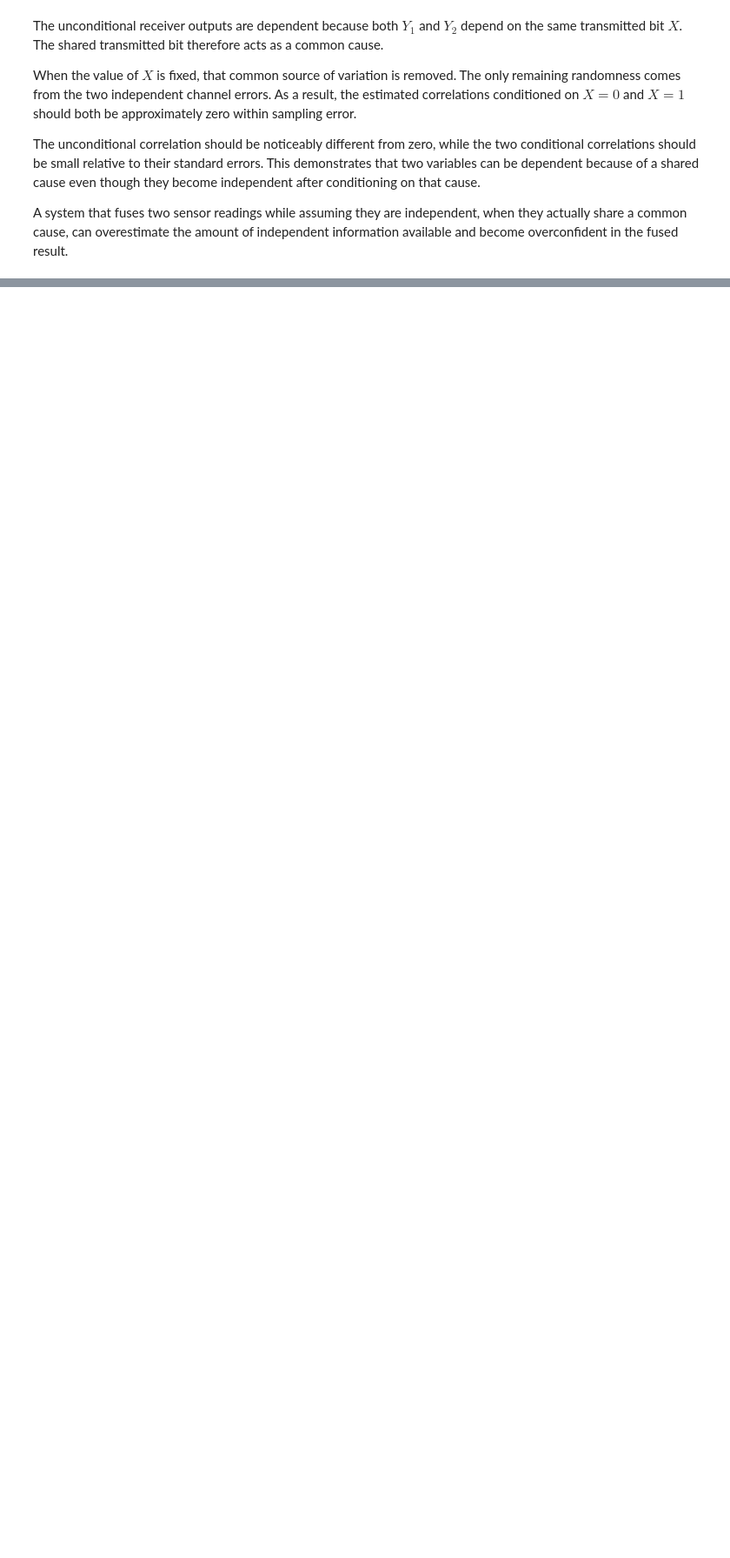
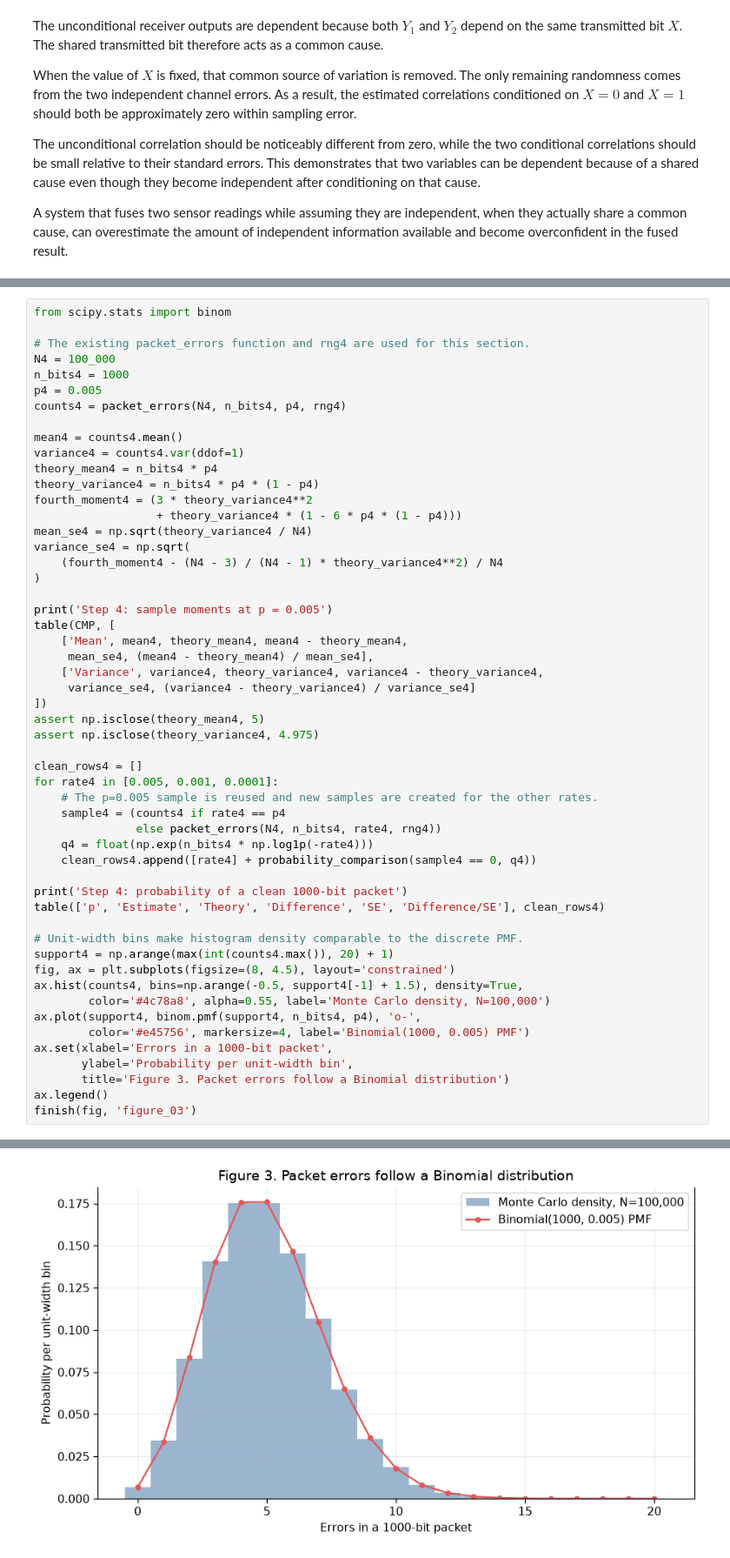
Before and after one commit to christiandi0r/ECE3715-Fall2026-Projects, a Jupyter notebook: mp1/mp1_v3.ipynb, the cells around one changed output, grey strips where cells are left out. Shown at 87% size. Drawn from its saved outputs; the diff is of its cells as text; blank space fills up the shorter version.

```diff
--- a/mp1/mp1_v2.ipynb
+++ b/mp1/mp1_v3.ipynb
@@ -511,0 +561,54 @@ A system that fuses two sensor readings while assuming they are independent, whe
+# %%
+from scipy.stats import binom
+
+# The existing packet_errors function and rng4 are used for this section.
+N4 = 100_000
+n_bits4 = 1000
+p4 = 0.005
+counts4 = packet_errors(N4, n_bits4, p4, rng4)
+
+mean4 = counts4.mean()
+variance4 = counts4.var(ddof=1)
+theory_mean4 = n_bits4 * p4
+theory_variance4 = n_bits4 * p4 * (1 - p4)
+fourth_moment4 = (3 * theory_variance4**2
+                  + theory_variance4 * (1 - 6 * p4 * (1 - p4)))
+mean_se4 = np.sqrt(theory_variance4 / N4)
+variance_se4 = np.sqrt(
+    (fourth_moment4 - (N4 - 3) / (N4 - 1) * theory_variance4**2) / N4
+)
+
+print('Step 4: sample moments at p = 0.005')
+table(CMP, [
+    ['Mean', mean4, theory_mean4, mean4 - theory_mean4,
+     mean_se4, (mean4 - theory_mean4) / mean_se4],
+    ['Variance', variance4, theory_variance4, variance4 - theory_variance4,
+     variance_se4, (variance4 - theory_variance4) / variance_se4]
+])
+assert np.isclose(theory_mean4, 5)
+assert np.isclose(theory_variance4, 4.975)
+
+clean_rows4 = []
+for rate4 in [0.005, 0.001, 0.0001]:
+    # The p=0.005 sample is reused and new samples are created for the other rates.
+    sample4 = (counts4 if rate4 == p4
+               else packet_errors(N4, n_bits4, rate4, rng4))
+    q4 = float(np.exp(n_bits4 * np.log1p(-rate4)))
+    clean_rows4.append([rate4] + probability_comparison(sample4 == 0, q4))
+
+print('Step 4: probability of a clean 1000-bit packet')
+table(['p', 'Estimate', 'Theory', 'Difference', 'SE', 'Difference/SE'], clean_rows4)
+
+# Unit-width bins make histogram density comparable to the discrete PMF.
+support4 = np.arange(max(int(counts4.max()), 20) + 1)
+fig, ax = plt.subplots(figsize=(8, 4.5), layout='constrained')
+ax.hist(counts4, bins=np.arange(-0.5, support4[-1] + 1.5), density=True,
+        color='#4c78a8', alpha=0.55, label='Monte Carlo density, N=100,000')
+ax.plot(support4, binom.pmf(support4, n_bits4, p4), 'o-',
+        color='#e45756', markersize=4, label='Binomial(1000, 0.005) PMF')
+ax.set(xlabel='Errors in a 1000-bit packet',
+       ylabel='Probability per unit-width bin',
+       title='Figure 3. Packet errors follow a Binomial distribution')
+ax.legend()
+finish(fig, 'figure_03')
+# %% [output]
@@ -511,0 +626 @@ A system that fuses two sensor readings while assuming they are independent, whe
+[figure, added]
```
Also changed, not shown: parts of 3 cells of this notebook.
